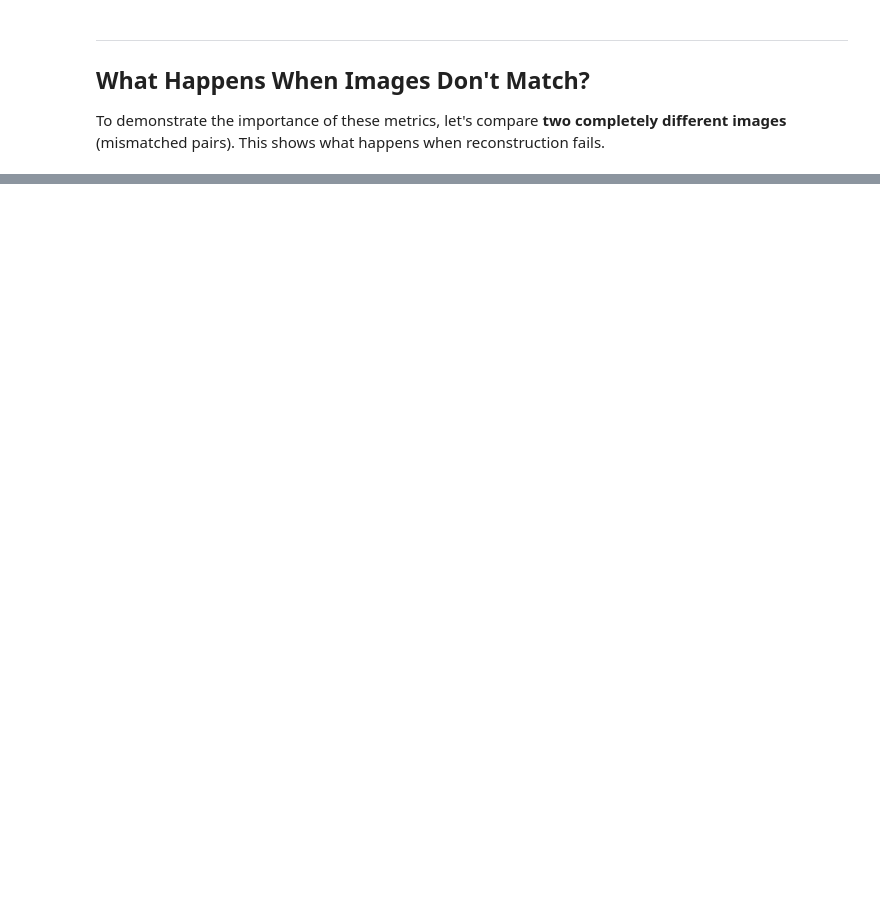
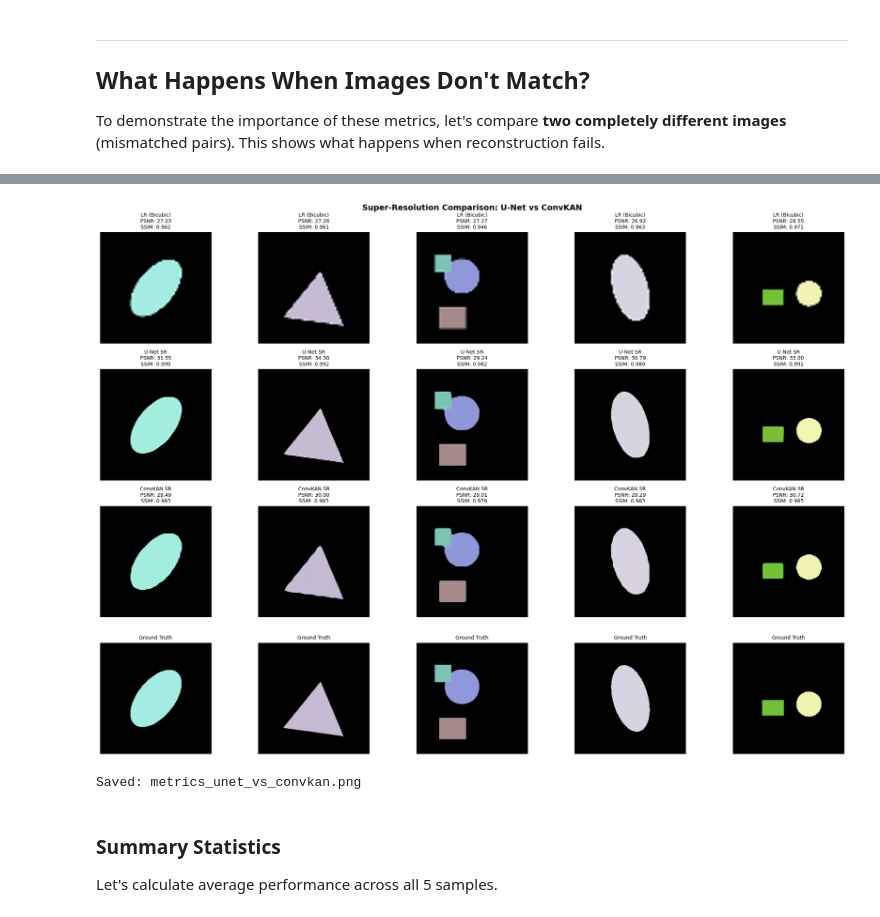
Before and after one commit to michaelawea/TDSI_project, a Jupyter notebook: metrics_tutorial.ipynb, the cells around one changed output, grey strips where cells are left out. Cells and saved outputs as stored; diff of their text form; code cells hidden in the pictures; blank space fills up the shorter version.

Commit message:
add new convkan test

```diff
--- a/metrics_tutorial.ipynb
+++ b/metrics_tutorial.ipynb
@@ -348,0 +495,38 @@ When comparing DIFFERENT images:
+# %%
+# Visualize U-Net vs ConvKAN comparison
+fig, axes = plt.subplots(4, 5, figsize=(20, 14))
+
+for i in range(5):
+    # Row 1: LR (Bicubic)
+    axes[0, i].imshow(samples[i]['lr'])
+    axes[0, i].set_title(f'LR (Bicubic)\nPSNR: {samples[i]["psnr_lr"]:.2f}\nSSIM: {samples[i]["ssim_lr"]:.3f}', fontsize=9)
+    axes[0, i].axis('off')
+
+    # Row 2: U-Net SR
+    axes[1, i].imshow(samples[i]['sr'])
+    axes[1, i].set_title(f'U-Net SR\nPSNR: {samples[i]["psnr_sr"]:.2f}\nSSIM: {samples[i]["ssim_sr"]:.3f}', fontsize=9)
+    axes[1, i].axis('off')
+
+    # Row 3: ConvKAN SR
+    axes[2, i].imshow(convkan_samples[i]['sr_convkan'])
+    axes[2, i].set_title(f'ConvKAN SR\nPSNR: {convkan_samples[i]["psnr"]:.2f}\nSSIM: {convkan_samples[i]["ssim"]:.3f}', fontsize=9)
+    axes[2, i].axis('off')
+
+    # Row 4: Ground Truth
+    axes[3, i].imshow(samples[i]['hr'])
+    axes[3, i].set_title('Ground Truth', fontsize=9)
+    axes[3, i].axis('off')
+
+plt.suptitle('Super-Resolution Comparison: U-Net vs ConvKAN', fontsize=14, fontweight='bold')
+plt.tight_layout()
+plt.savefig('./metrics_unet_vs_convkan.png', dpi=150, bbox_inches='tight')
+plt.show()
+
+print('Saved: metrics_unet_vs_convkan.png')
+# %% [output]
+[figure, added]
+Saved: metrics_unet_vs_convkan.png
+# %% [markdown]
+### Summary Statistics
+
+Let's calculate average performance across all 5 samples.
```
Also changed, not shown: parts of 9 cells of this notebook, 3 other files.
